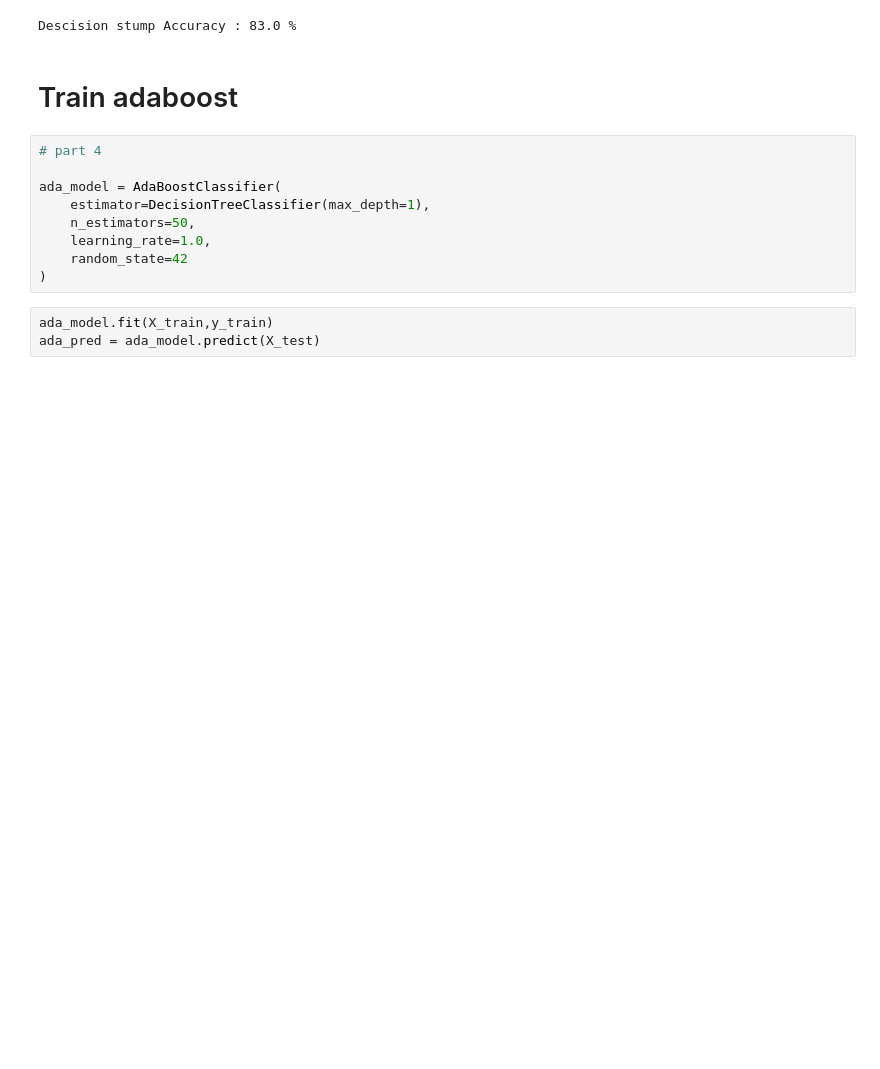
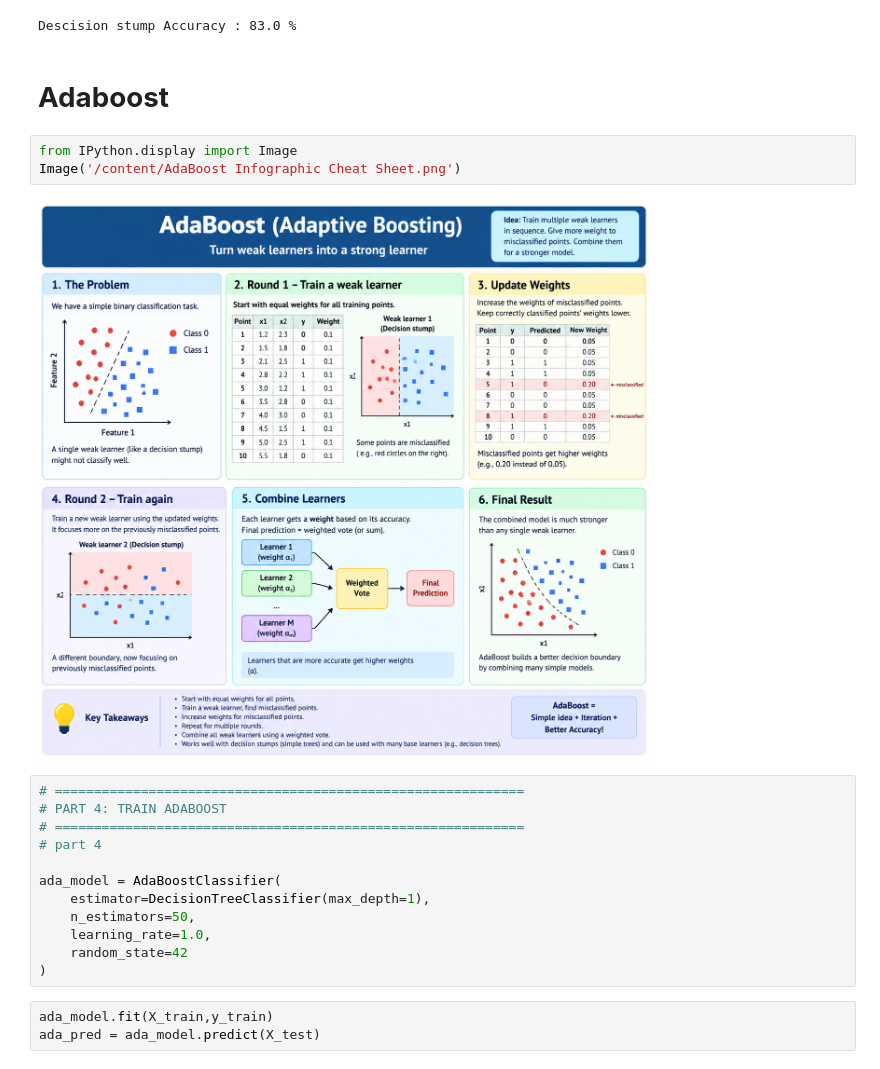
Before and after one commit to shivamkumar359/3rd-SEM-CLASS-CODES, a Jupyter notebook: ML/W6/WEEK_6_PRACTICAL_SESSION_BY_MITHUN_DJ.ipynb, the cells around one changed output. Saved outputs shown, nothing was run; the diff lists cells and outputs as text; blank space fills up the shorter version.

```diff
--- a/ML/W6/WEEK_6_PRACTICAL_SESSION_BY_MITHUN_DJ.ipynb
+++ b/ML/W6/WEEK_6_PRACTICAL_SESSION_BY_MITHUN_DJ.ipynb
@@ -118,9 +118,17 @@ print("Descision stump Accuracy :",
   round(weak_accuracy *100, 2), "%")
 # %% [output]
 Descision stump Accuracy : 83.0 %
-# %% [markdown]
-# Train adaboost
+# %% [markdown]
+# **Adaboost**
+# %%
+from IPython.display import Image
+Image('/content/AdaBoost Infographic Cheat Sheet.png')
+# %% [output]
+[figure, added]
 # %%
+# ============================================================
+# PART 4: TRAIN ADABOOST
+# ============================================================
 # part 4
 
 ada_model = AdaBoostClassifier(
```
